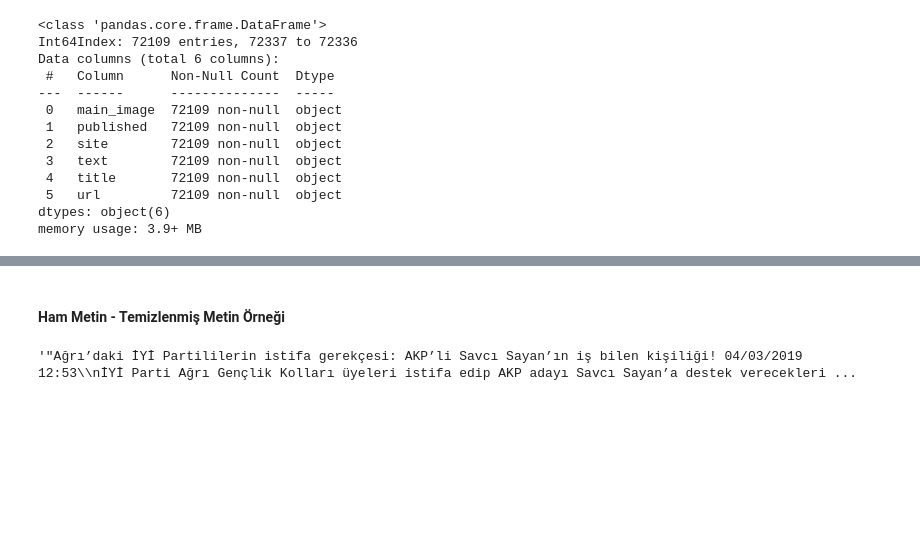
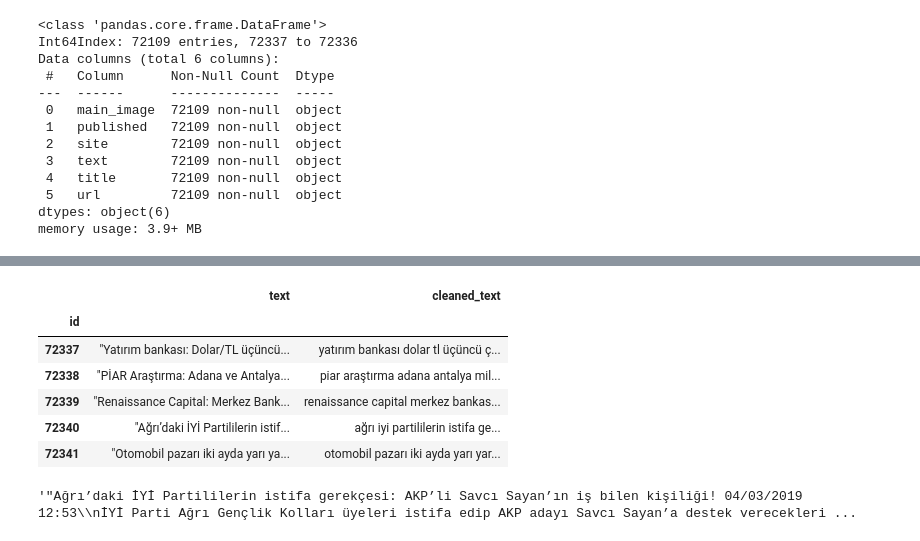
Before and after one commit to polaternez/Introduction-to-NLP, a Jupyter notebook: 04-topic_modelling/LDA_Example.ipynb, the cells around one changed output, grey strips where cells are left out. Drawn from its saved outputs; the diff is of its cells as text; code cells hidden in the pictures; blank space fills up the shorter version.

```diff
--- a/04-topic_modelling/LDA_Example.ipynb
+++ b/04-topic_modelling/LDA_Example.ipynb
@@ -93,5 +91,13 @@ See the caveats in the documentation: https://pandas.pydata.org/pandas-docs/stab
-# %% [markdown]
-#### Ham Metin - Temizlenmiş Metin Örneği
+# %%
+news_df.head()
+# %% [output]
+|  | text | cleaned_text |
+| id |  |  |
+| 72337 | "Yatırım bankası: Dolar/TL üçüncü... | yatırım bankası dolar tl üçüncü ç... |
+| 72338 | "PİAR Araştırma: Adana ve Antalya... | pi̇ar araştırma adana antalya mil... |
+| 72339 | "Renaissance Capital: Merkez Bank... | renaissance capital merkez bankas... |
+| 72340 | "Ağrı’daki İYİ Partililerin istif... | ağrı i̇yi̇ partililerin istifa ge... |
+| 72341 | "Otomobil pazarı iki ayda yarı ya... | otomobil pazarı iki ayda yarı yar... |
 # %%
 news_df.iloc[3].text
 # %% [output]
```
Also changed, not shown: parts of 32 cells of this notebook.
